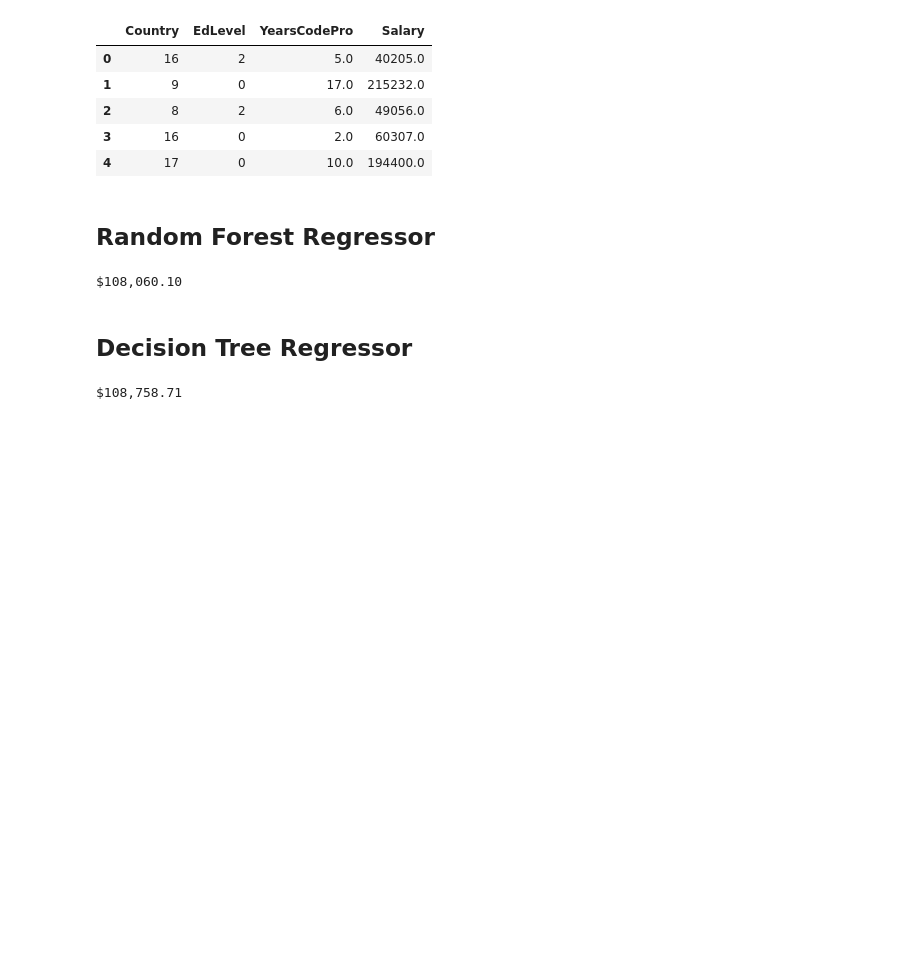
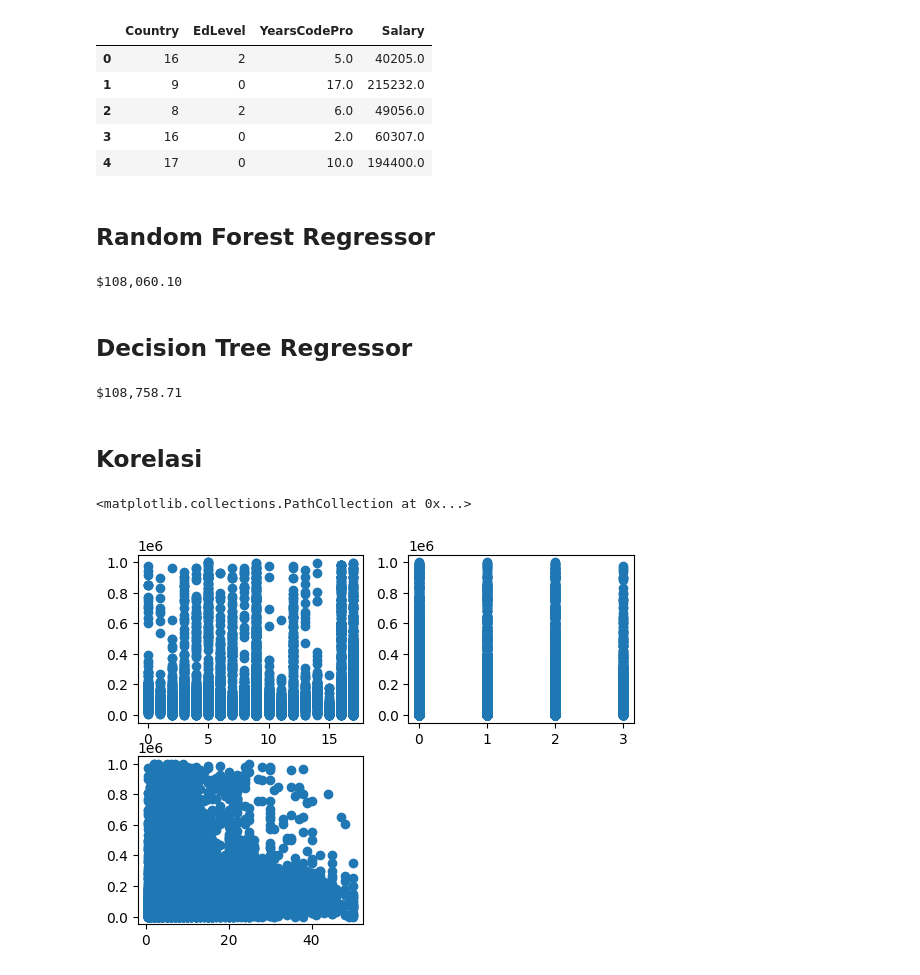
Before and after one commit to nadeap/Salary-Predictions, a Jupyter notebook: modelling.ipynb, the cells around one changed output. Drawn from its saved outputs; the diff is of its cells as text; code cells hidden in the pictures; blank space fills up the shorter version.

```diff
--- a/modelling.ipynb
+++ b/modelling.ipynb
@@ -58,3 +58,17 @@ error1 = np.sqrt(mean_squared_error(y_test,pred_dt))
 print('${:,.02f}'.format(error1))
 # %% [output]
 $108,758.71
+# %% [markdown]
+## Korelasi
+# %%
+import matplotlib.pyplot as plt
+
+plt.subplot(2,2,1)
+plt.scatter(x['Country'],y)
+plt.subplot(2,2,2)
+plt.scatter(x['EdLevel'],y)
+plt.subplot(2,2,3)
+plt.scatter(x['YearsCodePro'],y)
+# %% [output]
+<matplotlib.collections.PathCollection at 0x...>
+[figure, added]
```
